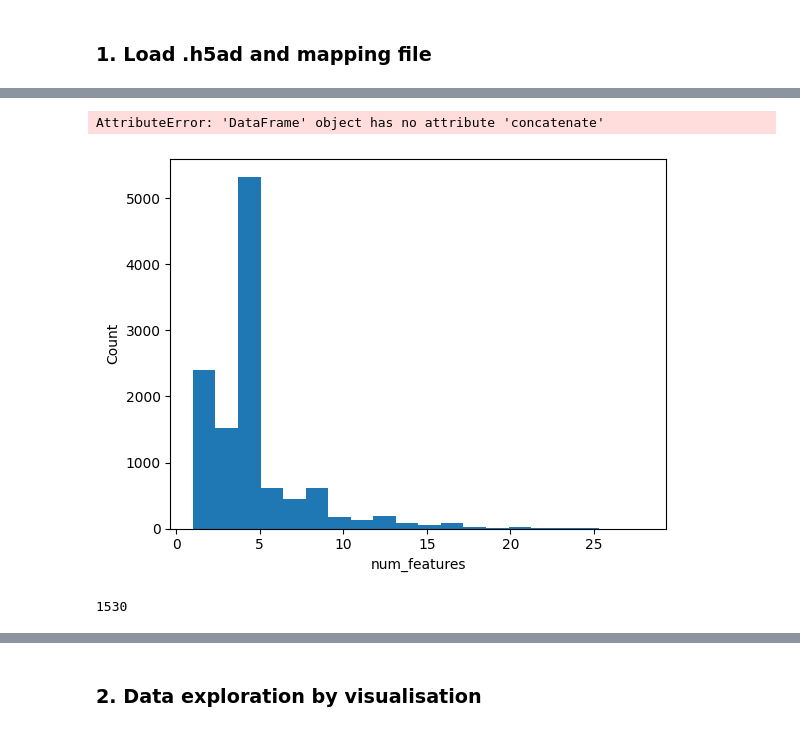
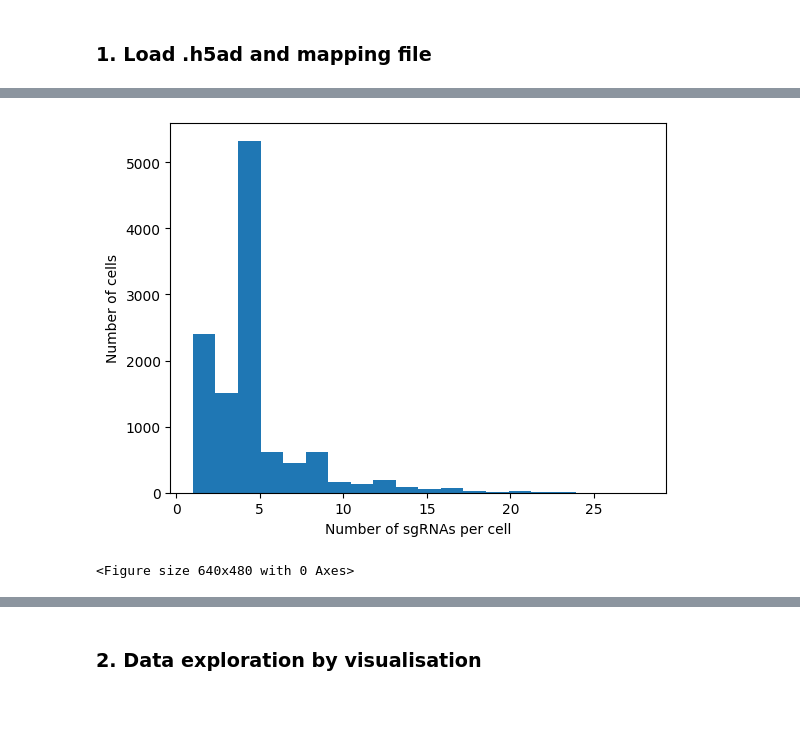
Before and after one commit to vitkl/cell2state_tf_activation, a Jupyter notebook: scripts/Kevin/20230105_multiome_rna_exploration.ipynb, the cells around one changed output, grey strips where cells are left out. Drawn from its saved outputs; the diff is of its cells as text; code cells hidden in the pictures.

```diff
--- a/scripts/Kevin/20230105_multiome_rna_exploration.ipynb
+++ b/scripts/Kevin/20230105_multiome_rna_exploration.ipynb
@@ -165,24 +132,22 @@ protospacer_df.tail(60)
 #Create list from feature call and numeric umis assignment which should be split by "|"
 protospacer_df['feature_call_split']=protospacer_df['feature_call'].str.split('|')
 protospacer_df['num_umis_split']=protospacer_df['num_umis'].str.split('|')
+# %%
+#plot histogram of inital counts
+plot_histogram(
+    protospacer_df,
+    'num_features',
+    20,
+    'Number of sgRNAs per cell',
+    'Number of cells',
+    f'{results_folder}figures',
+    today,
+    'sgRNA_counts_per_cell')
+# %% [output]
+[figure, added]
+<Figure size 640x480 with 0 Axes>
 # %%
 #map guide counts/cell to barcodes
 protospacer_counts=[dict(zip(a,b)) for a,b in zip(protospacer_df.feature_call_split,protospacer_df.num_umis_split)]
 # %%
 protospacer_counts_df=pd.DataFrame(protospacer_counts)
-# %%
-protospacer_df[['cell_barcode','num_features']].concatenate(protospacer_counts_df)
-# %% [output]
-AttributeError: 'DataFrame' object has no attribute 'concatenate'
-# %%
-#histogram of numeric features
-plt.hist(protospacer_df.num_features,bins=20);
-plt.xlabel('num_features');
-plt.ylabel('Count')
-plt.show()
-# %% [output]
-[figure, removed]
-# %%
-len(protospacer_df.feature_call.unique())
-# %% [output]
-1530
```
Also changed, not shown: parts of 8 cells of this notebook, 8 other files.
